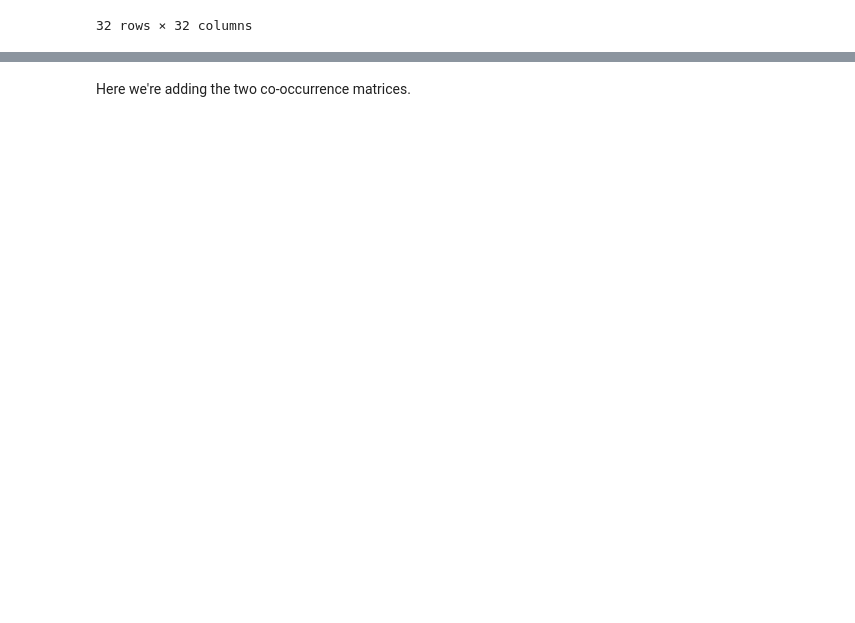
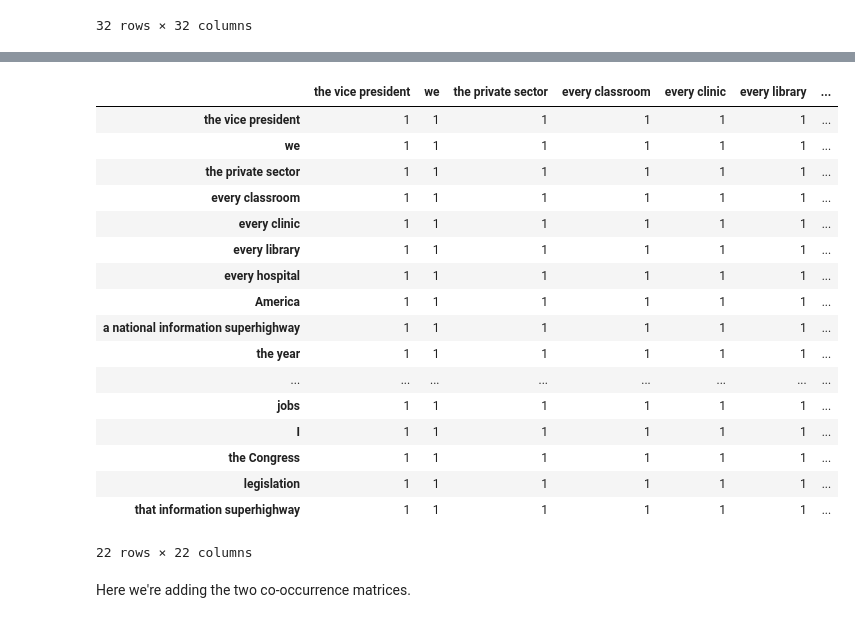
Before and after one commit to marioamz/State-of-the-Unions, a Jupyter notebook: Chunking.ipynb, the cells around one changed output, grey strips where cells are left out. Saved outputs shown, nothing was run; the diff lists cells and outputs as text; code cells hidden in the pictures; blank space fills up the shorter version.

```diff
--- a/Chunking.ipynb
+++ b/Chunking.ipynb
@@ -102 +160,3 @@ dict2 = spacy_fxn(string2)
 [A future, hope, opportunity, all our citizens, affordable and available health care, it, health care, government, an obligation, poor children, we, those responsibilities, all other Americans, privat ...
+# %%
+dict3 = spacy_fxn(string3)
@@ -152,3 +232,26 @@ coocc1
+# %%
+df_asint3 = dict3_df.astype(int)
+coocc2 = df_asint3.T.dot(df_asint3)
+coocc2
+# %% [output]
+|  | the vice president | we | the private sector | every classroom | every clinic | every library | ... |
+| the vice president | 1 | 1 | 1 | 1 | 1 | 1 | ... |
+| we | 1 | 1 | 1 | 1 | 1 | 1 | ... |
+| the private sector | 1 | 1 | 1 | 1 | 1 | 1 | ... |
+| every classroom | 1 | 1 | 1 | 1 | 1 | 1 | ... |
+| every clinic | 1 | 1 | 1 | 1 | 1 | 1 | ... |
+| every library | 1 | 1 | 1 | 1 | 1 | 1 | ... |
+| every hospital | 1 | 1 | 1 | 1 | 1 | 1 | ... |
+| America | 1 | 1 | 1 | 1 | 1 | 1 | ... |
+| a national information superhighway | 1 | 1 | 1 | 1 | 1 | 1 | ... |
+| the year | 1 | 1 | 1 | 1 | 1 | 1 | ... |
+| ... | ... | ... | ... | ... | ... | ... | ... |
+| jobs | 1 | 1 | 1 | 1 | 1 | 1 | ... |
+| I | 1 | 1 | 1 | 1 | 1 | 1 | ... |
+| the Congress | 1 | 1 | 1 | 1 | 1 | 1 | ... |
+| legislation | 1 | 1 | 1 | 1 | 1 | 1 | ... |
+| that information superhighway | 1 | 1 | 1 | 1 | 1 | 1 | ... |
+22 rows × 22 columns
 # %% [markdown]
 Here we're adding the two co-occurrence matrices.
 # %%
```
Also changed, not shown: parts of 17 cells of this notebook.
